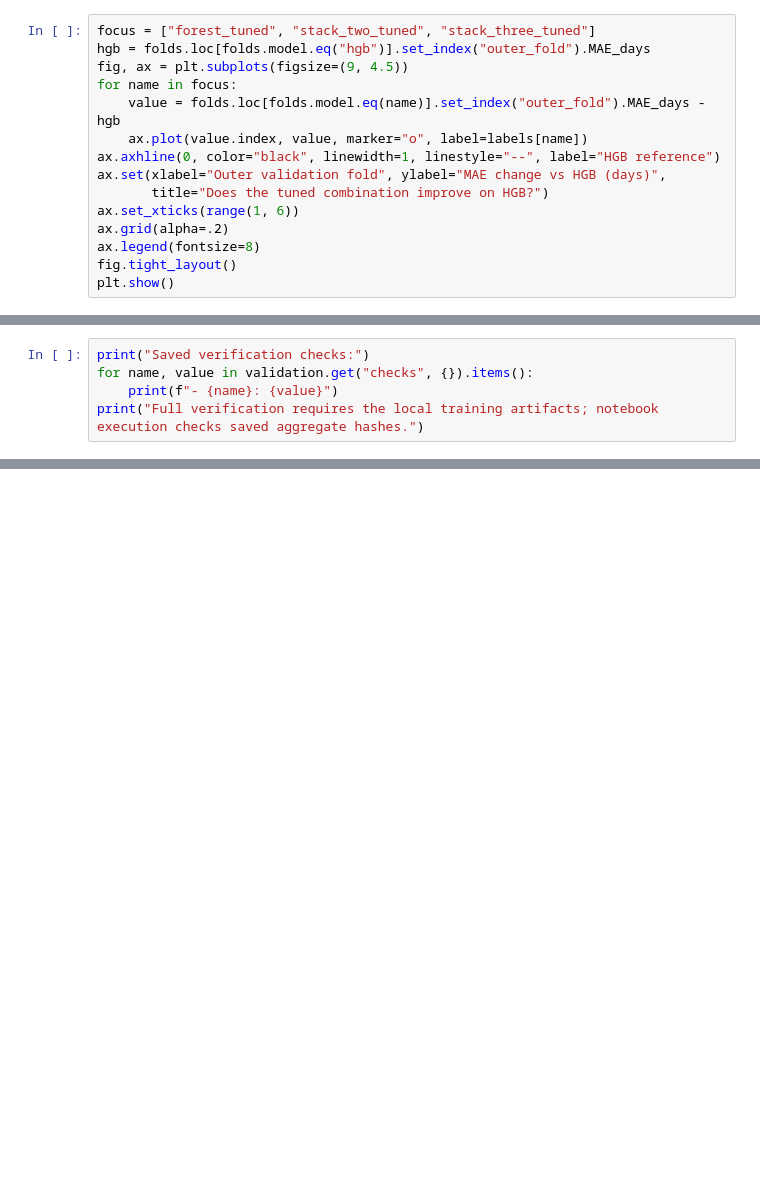
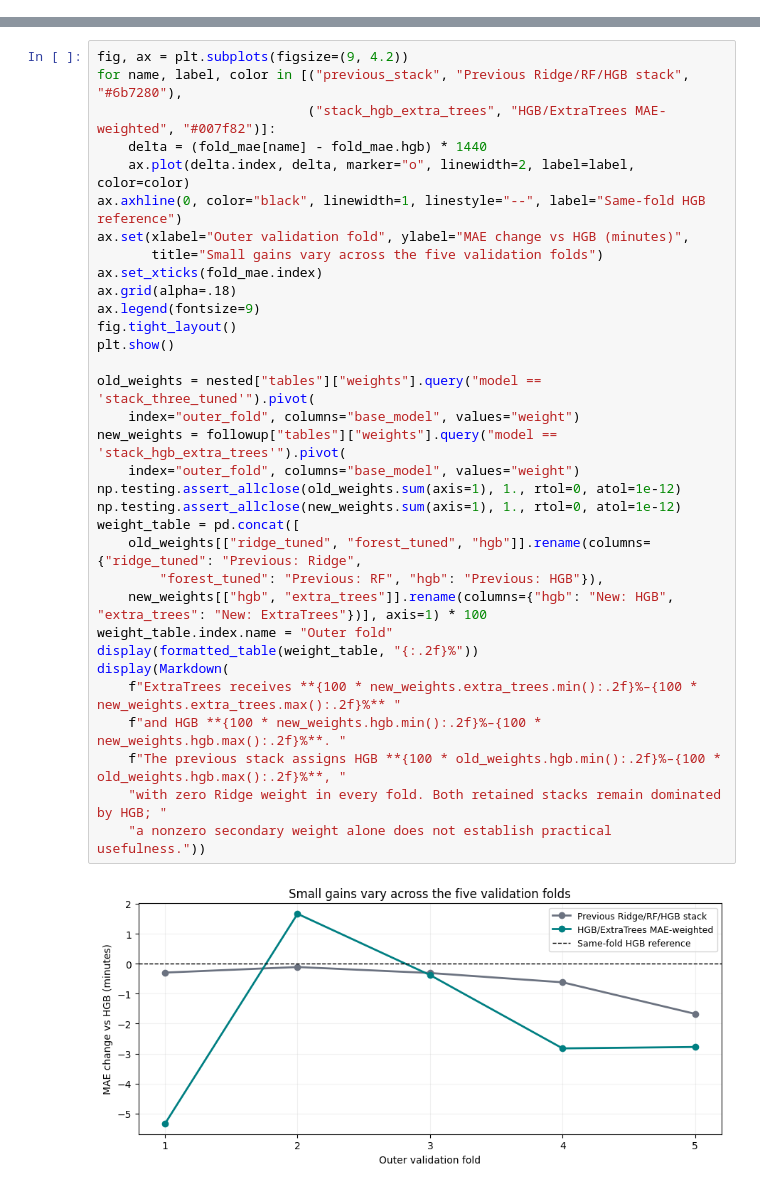
Before and after one commit to IT5006-Group9/IT5006-Group9-Olist-Project, a Jupyter notebook: Phase 2/Regression/delivery_regression_best/notebooks/tuned_stacking_comparison.ipynb, the cells around one changed output, grey strips where cells are left out. Drawn from its saved outputs; the diff is of its cells as text; blank space fills up the shorter version.

```diff
--- a/Phase 2/Regression/delivery_regression_best/notebooks/tuned_stacking_comparison.ipynb
+++ b/Phase 2/Regression/delivery_regression_best/notebooks/tuned_stacking_comparison.ipynb
@@ -183,15 +105,0 @@ display(learned.pivot(index=["model", "outer_fold"], columns="base_model", value
-# %%
-focus = ["forest_tuned", "stack_two_tuned", "stack_three_tuned"]
-hgb = folds.loc[folds.model.eq("hgb")].set_index("outer_fold").MAE_days
-fig, ax = plt.subplots(figsize=(9, 4.5))
-for name in focus:
-    value = folds.loc[folds.model.eq(name)].set_index("outer_fold").MAE_days - hgb
-    ax.plot(value.index, value, marker="o", label=labels[name])
-ax.axhline(0, color="black", linewidth=1, linestyle="--", label="HGB reference")
-ax.set(xlabel="Outer validation fold", ylabel="MAE change vs HGB (days)",
-       title="Does the tuned combination improve on HGB?")
-ax.set_xticks(range(1, 6))
-ax.grid(alpha=.2)
-ax.legend(fontsize=8)
-fig.tight_layout()
-plt.show()
@@ -206,5 +105,0 @@ This experiment evaluates a bounded tuning procedure. It does not perform a fina
-# %%
-print("Saved verification checks:")
-for name, value in validation.get("checks", {}).items():
-    print(f"- {name}: {value}")
-print("Full verification requires the local training artifacts; notebook execution checks saved aggregate hashes.")
@@ -225,0 +180,35 @@ Full verification requires the local training artifacts; notebook execution chec
+# %%
+fig, ax = plt.subplots(figsize=(9, 4.2))
+for name, label, color in [("previous_stack", "Previous Ridge/RF/HGB stack", "#6b7280"),
+                           ("stack_hgb_extra_trees", "HGB/ExtraTrees MAE-weighted", "#007f82")]:
+    delta = (fold_mae[name] - fold_mae.hgb) * 1440
+    ax.plot(delta.index, delta, marker="o", linewidth=2, label=label, color=color)
+ax.axhline(0, color="black", linewidth=1, linestyle="--", label="Same-fold HGB reference")
+ax.set(xlabel="Outer validation fold", ylabel="MAE change vs HGB (minutes)",
+       title="Small gains vary across the five validation folds")
+ax.set_xticks(fold_mae.index)
+ax.grid(alpha=.18)
+ax.legend(fontsize=9)
+fig.tight_layout()
+plt.show()
+
+old_weights = nested["tables"]["weights"].query("model == 'stack_three_tuned'").pivot(
+    index="outer_fold", columns="base_model", values="weight")
+new_weights = followup["tables"]["weights"].query("model == 'stack_hgb_extra_trees'").pivot(
+    index="outer_fold", columns="base_model", values="weight")
+np.testing.assert_allclose(old_weights.sum(axis=1), 1., rtol=0, atol=1e-12)
+np.testing.assert_allclose(new_weights.sum(axis=1), 1., rtol=0, atol=1e-12)
+weight_table = pd.concat([
+    old_weights[["ridge_tuned", "forest_tuned", "hgb"]].rename(columns={"ridge_tuned": "Previous: Ridge",
+        "forest_tuned": "Previous: RF", "hgb": "Previous: HGB"}),
+    new_weights[["hgb", "extra_trees"]].rename(columns={"hgb": "New: HGB", "extra_trees": "New: ExtraTrees"})], axis=1) * 100
+weight_table.index.name = "Outer fold"
+display(formatted_table(weight_table, "{:.2f}%"))
+display(Markdown(
+    f"ExtraTrees receives **{100 * new_weights.extra_trees.min():.2f}%–{100 * new_weights.extra_trees.max():.2f}%** "
+    f"and HGB **{100 * new_weights.hgb.min():.2f}%–{100 * new_weights.hgb.max():.2f}%**. "
+    f"The previous stack assigns HGB **{100 * old_weights.hgb.min():.2f}%–{100 * old_weights.hgb.max():.2f}%**, "
+    "with zero Ridge weight in every fold. Both retained stacks remain dominated by HGB; "
+    "a nonzero secondary weight alone does not establish practical usefulness."))
+# %% [output]
+[figure, added]
```
Also changed, not shown: parts of 25 cells of this notebook, 21 other files.
